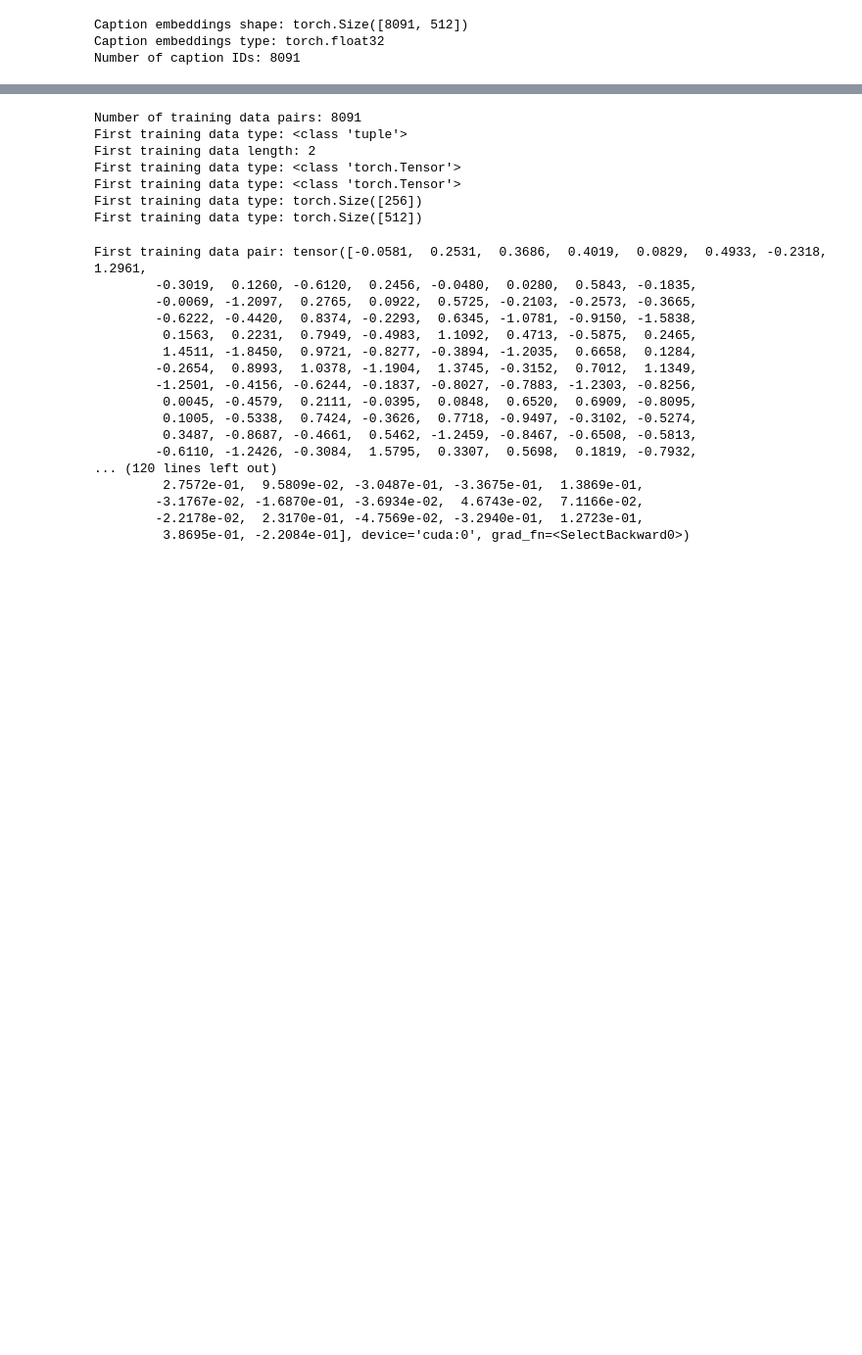
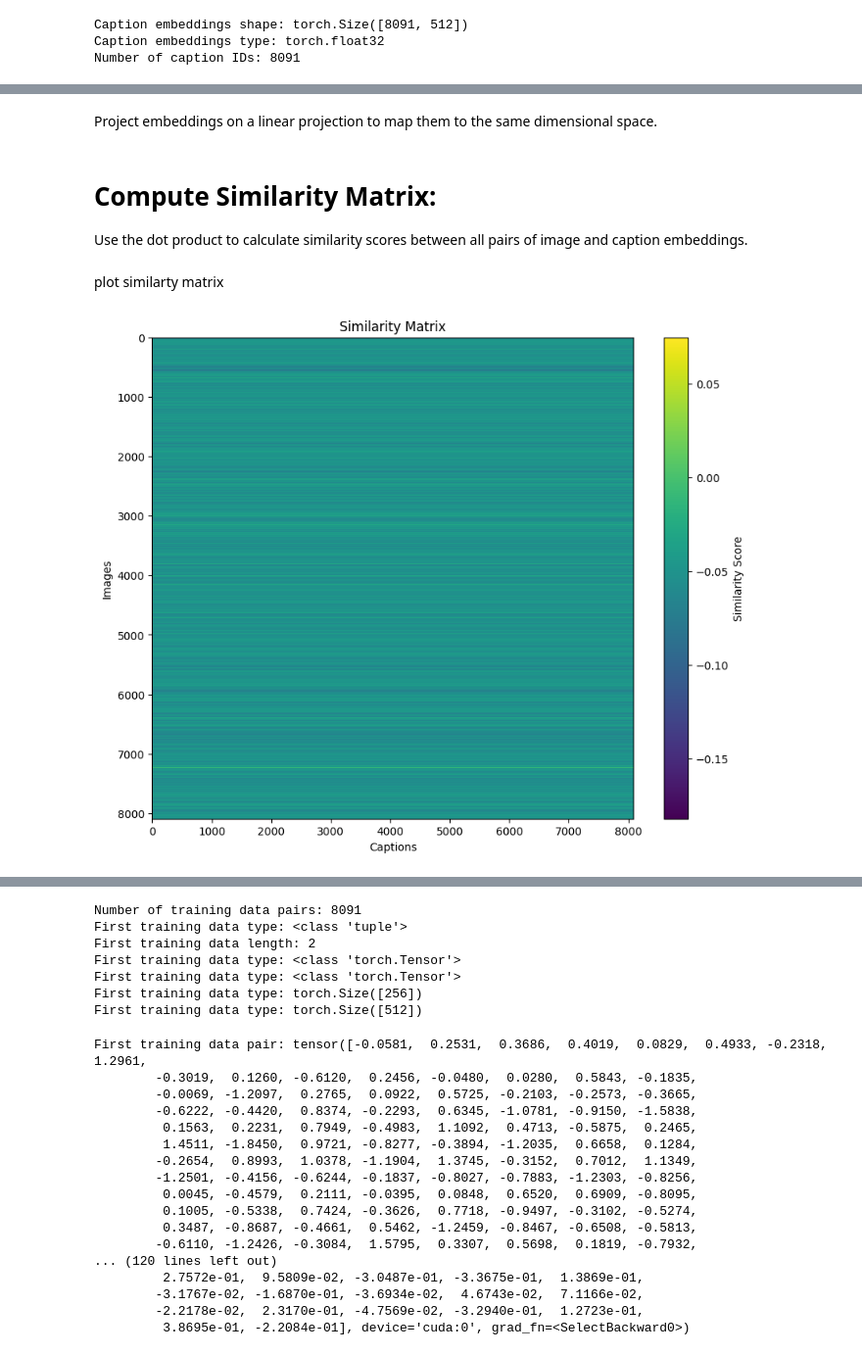
Before and after one commit to Ramkanc/Capstone_IIITH, a Jupyter notebook: Capstone1_RamK_Multi.ipynb, the cells around one changed output, grey strips where cells are left out. Shown at 98% size. Saved outputs shown, nothing was run; the diff lists cells and outputs as text; code cells hidden in the pictures; blank space fills up the shorter version.

```diff
--- a/Capstone1_RamK_Multi.ipynb
+++ b/Capstone1_RamK_Multi.ipynb
@@ -566,0 +515,38 @@ Number of caption IDs: 8091
+# %%
+# Normalize image and caption embeddings
+image_embeddings = image_embeddings / image_embeddings.norm(dim=1, keepdim=True)
+caption_embeddings = caption_embeddings / caption_embeddings.norm(dim=1, keepdim=True)
+#image_embeddings = F.normalize(image_embeddings, p=2, dim=1)
+#caption_embeddings = F.normalize(caption_embeddings, p=2, dim=1)
+# %% [markdown]
+Project embeddings on a  linear projection to map them to the same dimensional space.
+# %%
+# Define learnable linear projections
+image_projection = torch.nn.Linear(256, 512).to(device)
+caption_projection = torch.nn.Identity().to(device)  # Caption embeddings already in 512D space
+
+# Move embeddings to the same device
+image_embeddings = image_embeddings.to(device)
+caption_embeddings = caption_embeddings.to(device)
+
+# Project embeddings
+projected_image_embeddings = image_projection(image_embeddings)
+projected_caption_embeddings = caption_projection(caption_embeddings)
+# %% [markdown]
+# Compute Similarity Matrix:
+Use the dot product to calculate similarity scores between all pairs of image and caption embeddings.
+# %%
+# Compute similarity matrix
+similarity_matrix = torch.matmul(projected_image_embeddings, projected_caption_embeddings.T)
+# %% [markdown]
+plot similarty matrix
+# %%
+plt.figure(figsize=(10, 8))
+plt.imshow(similarity_matrix.cpu().detach().numpy(), cmap='viridis')  # Detach the tensor before converting to NumPy
+plt.colorbar(label='Similarity Score')
+plt.xlabel("Captions")
+plt.ylabel("Images")
+plt.title("Similarity Matrix")
+plt.show()
+# %% [output]
+[figure, added]
```
Also changed, not shown: parts of 20 cells of this notebook.
